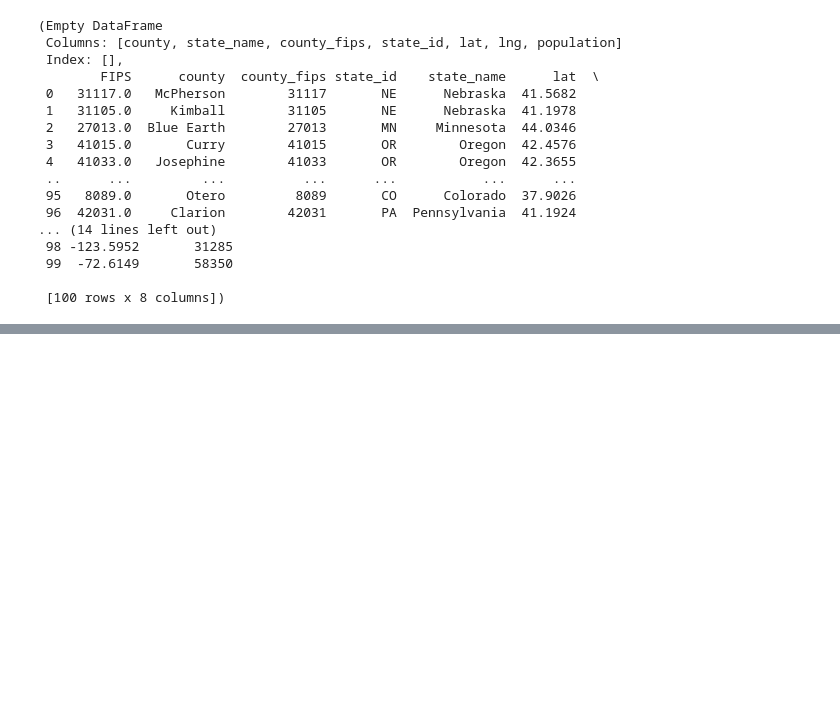
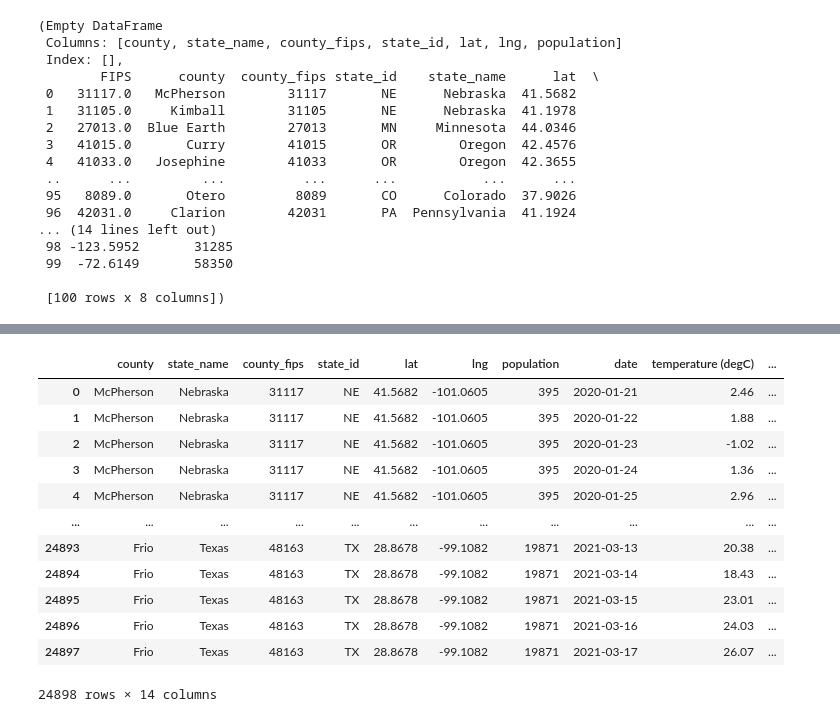
Before and after one commit to pkriger/project-01, a Jupyter notebook: Weather- version PK.ipynb, the cells around one changed output, grey strips where cells are left out. Drawn from its saved outputs; the diff is of its cells as text; code cells hidden in the pictures; blank space fills up the shorter version.

Commit message:
weather calls

```diff
--- a/Weather- version PK.ipynb
+++ b/Weather- version PK.ipynb
@@ -174,0 +151,16 @@ weather_df
+# %%
+weather_df
+# %% [output]
+|  | county | state_name | county_fips | state_id | lat | lng | population | date | temperature (degC) | ... |
+| 0 | McPherson | Nebraska | 31117 | NE | 41.5682 | -101.0605 | 395 | 2020-01-21 | 2.46 | ... |
+| 1 | McPherson | Nebraska | 31117 | NE | 41.5682 | -101.0605 | 395 | 2020-01-22 | 1.88 | ... |
+| 2 | McPherson | Nebraska | 31117 | NE | 41.5682 | -101.0605 | 395 | 2020-01-23 | -1.02 | ... |
+| 3 | McPherson | Nebraska | 31117 | NE | 41.5682 | -101.0605 | 395 | 2020-01-24 | 1.36 | ... |
+| 4 | McPherson | Nebraska | 31117 | NE | 41.5682 | -101.0605 | 395 | 2020-01-25 | 2.96 | ... |
+| ... | ... | ... | ... | ... | ... | ... | ... | ... | ... | ... |
+| 24893 | Frio | Texas | 48163 | TX | 28.8678 | -99.1082 | 19871 | 2021-03-13 | 20.38 | ... |
+| 24894 | Frio | Texas | 48163 | TX | 28.8678 | -99.1082 | 19871 | 2021-03-14 | 18.43 | ... |
+| 24895 | Frio | Texas | 48163 | TX | 28.8678 | -99.1082 | 19871 | 2021-03-15 | 23.01 | ... |
+| 24896 | Frio | Texas | 48163 | TX | 28.8678 | -99.1082 | 19871 | 2021-03-16 | 24.03 | ... |
+| 24897 | Frio | Texas | 48163 | TX | 28.8678 | -99.1082 | 19871 | 2021-03-17 | 26.07 | ... |
+24898 rows × 14 columns
```
Also changed, not shown: parts of 7 cells of this notebook, 59 other files.
